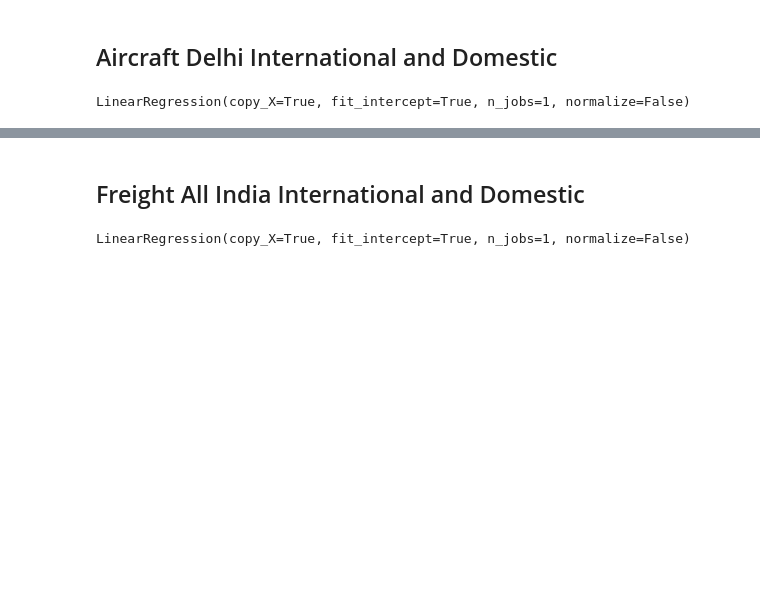
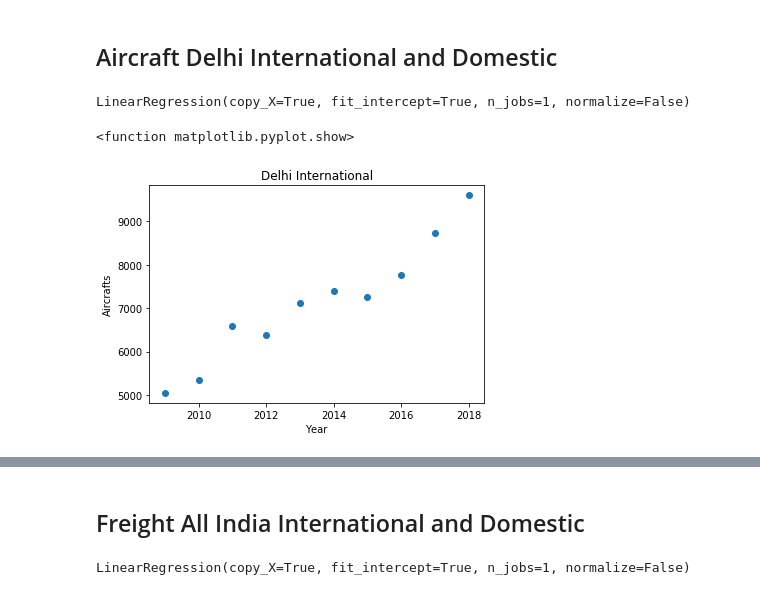
Before and after one commit to kushalguptadeveloper/Airport-Authority-Of-India-Internship-Project, a Jupyter notebook: AAI.ipynb, the cells around one changed output, grey strips where cells are left out. Saved outputs shown, nothing was run; the diff lists cells and outputs as text; code cells hidden in the pictures; blank space fills up the shorter version.

```diff
--- a/AAI.ipynb
+++ b/AAI.ipynb
@@ -35,3 +54,12 @@ alg_jan_aircraft_domestic_delhi = LinearRegression()
 alg_jan_aircraft_domestic_delhi.fit(X_jan,Y_jan_aircraft_domestic_delhi)
 # %% [output]
 LinearRegression(copy_X=True, fit_intercept=True, n_jobs=1, normalize=False)
+# %%
+plt.scatter(X_jan,Y_jan_aircraft_international_delhi)
+plt.title("Delhi International")
+plt.ylabel("Aircrafts")
+plt.xlabel("Year")
+plt.show
+# %% [output]
+<function matplotlib.pyplot.show>
+[figure, added]
```
Also changed, not shown: parts of 16 cells of this notebook.
